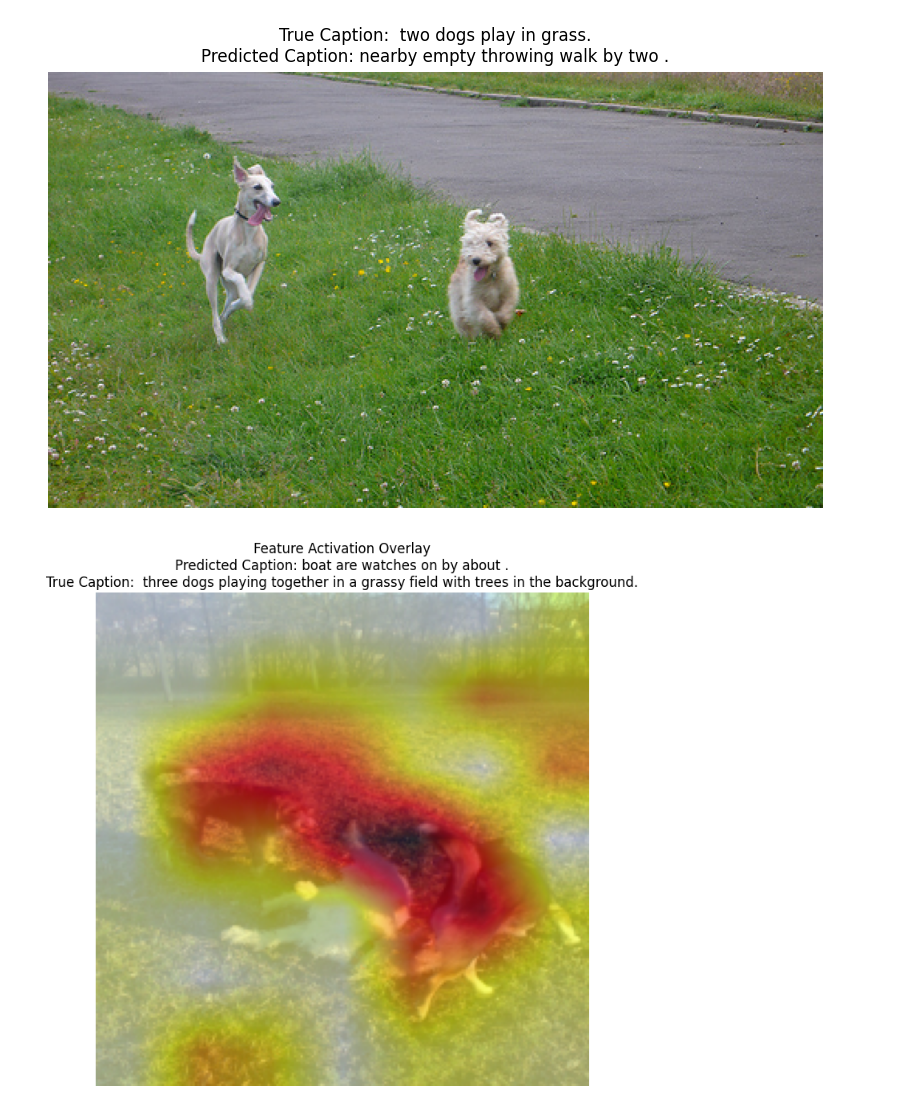
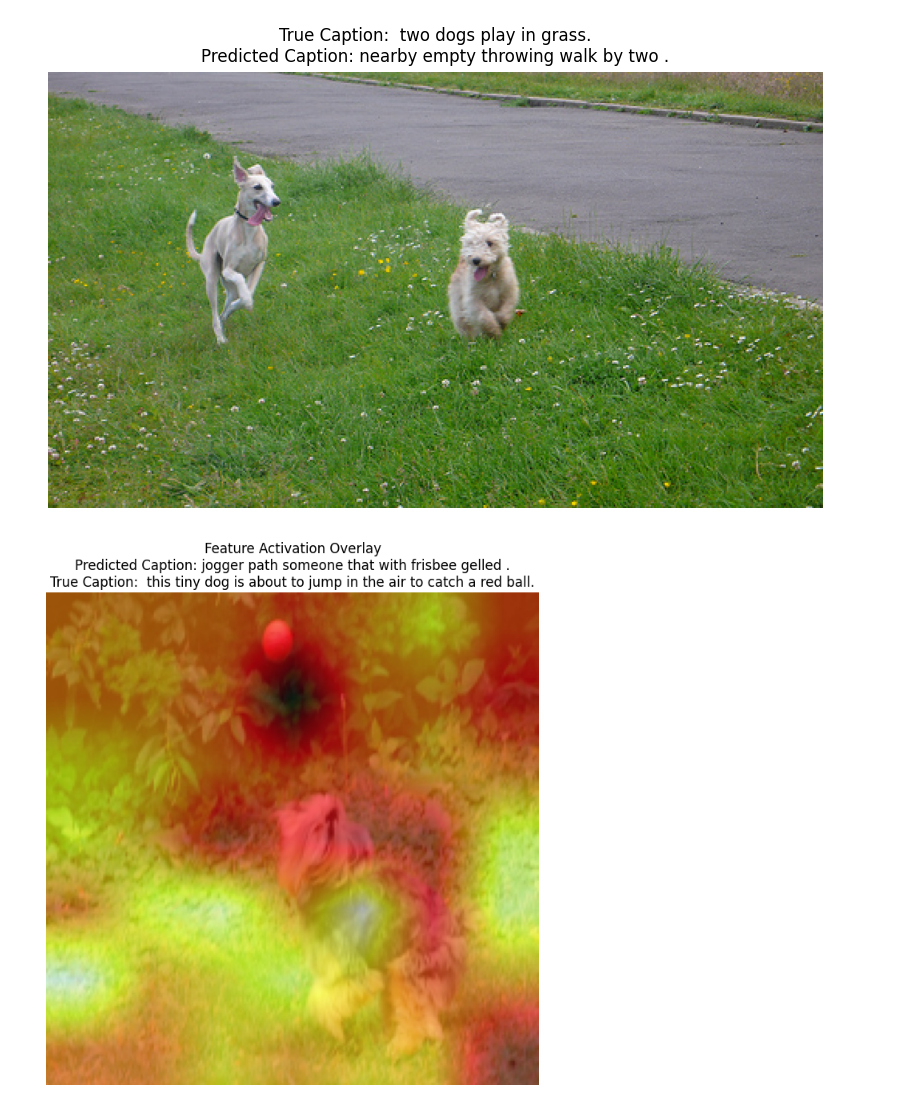
Before and after one commit to Danialmoa/image_captioning, a Jupyter notebook: notebooks/show_results.ipynb, the cells around one changed output. Saved outputs shown, nothing was run; the diff lists cells and outputs as text; code cells hidden in the pictures.

```diff
--- a/notebooks/show_results.ipynb
+++ b/notebooks/show_results.ipynb
@@ -46,7 +48,7 @@ from data.data_set import DataSet
 from text.tokenizer import Tokenizer
 from pathlib import Path
 
-run_id = 10
+run_id = 14
 MODEL_PATH = Path(f"../models/checkpoints/run_{run_id}")
 
 config = Config(experiment_id=run_id)
@@ -143,9 +145,9 @@ def post_process_caption(caption, type="prediction"):
 
     return caption
 # %%
-index = 60
+index = 18
 image = test_set[index][0]
 true_caption = post_process_caption(tokenizer.decode_caption(test_set[index][1]), type="true").replace('  ', '')
 visualize_features_overlay(image, true_caption, model)
 # %% [output]
-[figure, old version]
+[figure, new version]
```
Also changed, not shown: parts of 1 cell of this notebook, 2 other files.
